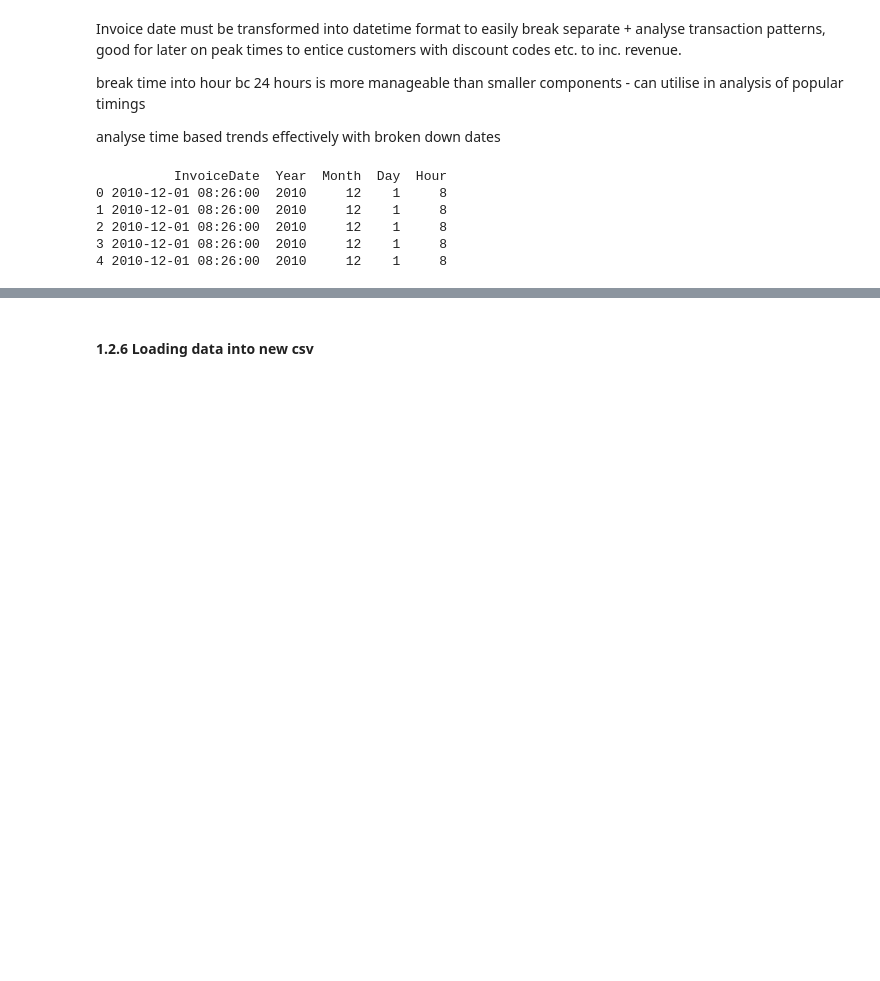
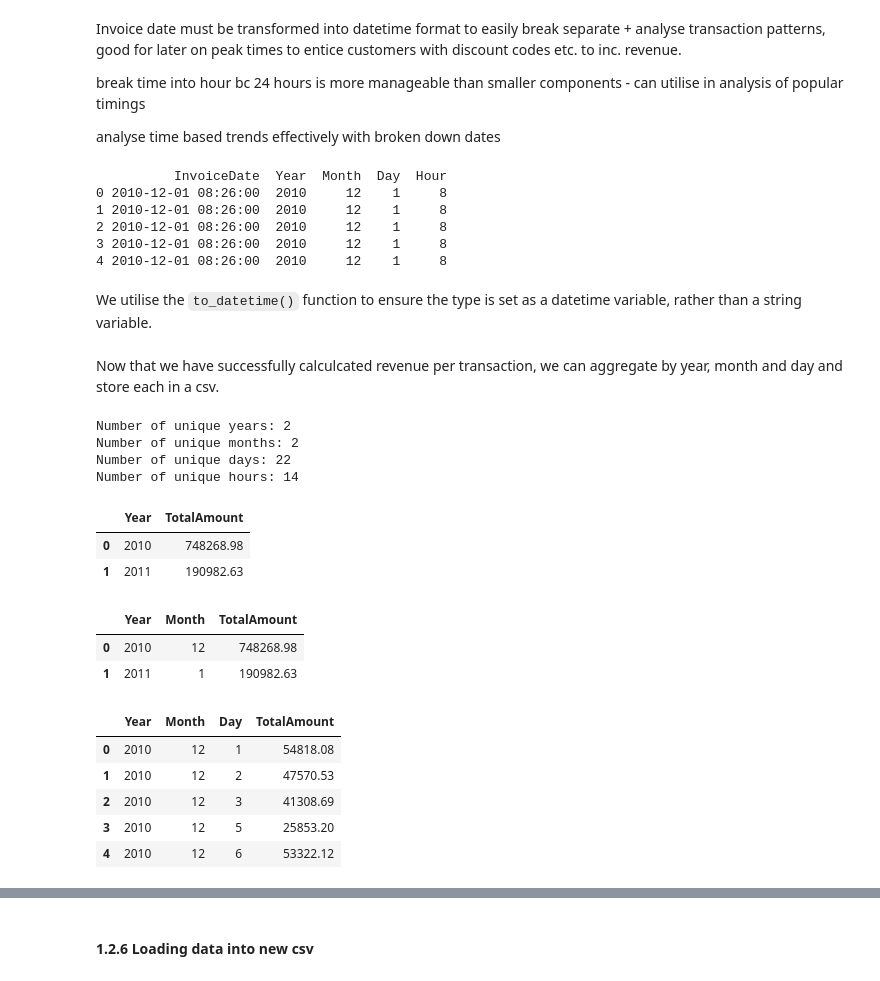
Before and after one commit to Tee-DataA/Online_Retail_Sales_Analysis, a Jupyter notebook: jupyter_notebooks/Notebook_Template.ipynb, the cells around one changed output, grey strips where cells are left out. Cells and saved outputs as stored; diff of their text form; code cells hidden in the pictures; blank space fills up the shorter version.

```diff
--- a/jupyter_notebooks/Notebook_Template.ipynb
+++ b/jupyter_notebooks/Notebook_Template.ipynb
@@ -394,3 +403,5 @@ print(df_truncated_cleaned[['InvoiceDate', 'Year', 'Month', 'Day', 'Hour']].head
 2 2010-12-01 08:26:00  2010     12    1     8
 3 2010-12-01 08:26:00  2010     12    1     8
 4 2010-12-01 08:26:00  2010     12    1     8
+# %% [markdown]
+We utilise the `to_datetime()` function to ensure the type is set as a datetime variable, rather than a string variable.
@@ -396,0 +411,19 @@ print(df_truncated_cleaned[['InvoiceDate', 'Year', 'Month', 'Day', 'Hour']].head
+# %% [markdown]
+Now that we have successfully calculcated revenue per transaction, we can aggregate by year, month and day and store each in a csv.
+# %%
+unique_year = df_truncated_cleaned['Year'].nunique()
+print(f"Number of unique years: {unique_year}")
+
+unique_months = df_truncated_cleaned['Month'].nunique()
+print(f"Number of unique months: {unique_months}")
+
+unique_days = df_truncated_cleaned['Day'].nunique()
+print(f"Number of unique days: {unique_days}")
+
+unique_times = df_truncated_cleaned['Hour'].nunique()
+print(f"Number of unique hours: {unique_times}")
+# %% [output]
+Number of unique years: 2
+Number of unique months: 2
+Number of unique days: 22
+Number of unique hours: 14
@@ -396,0 +454,21 @@ print(df_truncated_cleaned[['InvoiceDate', 'Year', 'Month', 'Day', 'Hour']].head
+# %%
+revenue_by_year.head()
+# %% [output]
+|  | Year | TotalAmount |
+| 0 | 2010 | 748268.98 |
+| 1 | 2011 | 190982.63 |
+# %%
+revenue_by_month.head()
+# %% [output]
+|  | Year | Month | TotalAmount |
+| 0 | 2010 | 12 | 748268.98 |
+| 1 | 2011 | 1 | 190982.63 |
+# %%
+revenue_by_day.head()
+# %% [output]
+|  | Year | Month | Day | TotalAmount |
+| 0 | 2010 | 12 | 1 | 54818.08 |
+| 1 | 2010 | 12 | 2 | 47570.53 |
+| 2 | 2010 | 12 | 3 | 41308.69 |
+| 3 | 2010 | 12 | 5 | 25853.20 |
+| 4 | 2010 | 12 | 6 | 53322.12 |
```
Also changed, not shown: parts of 17 cells of this notebook, 5 other files.
